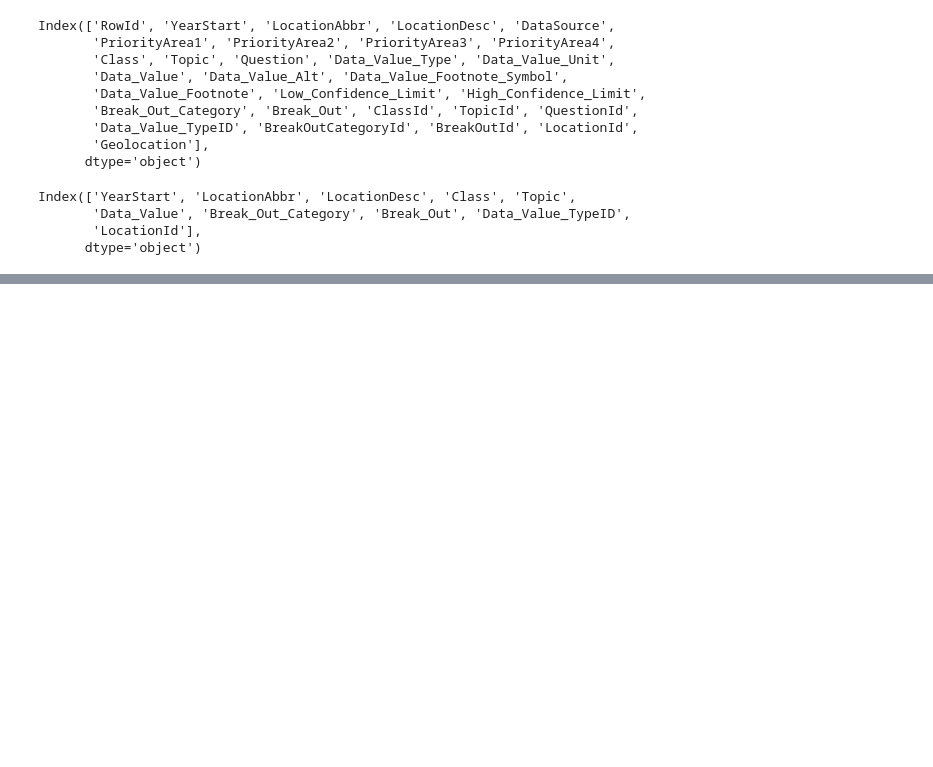
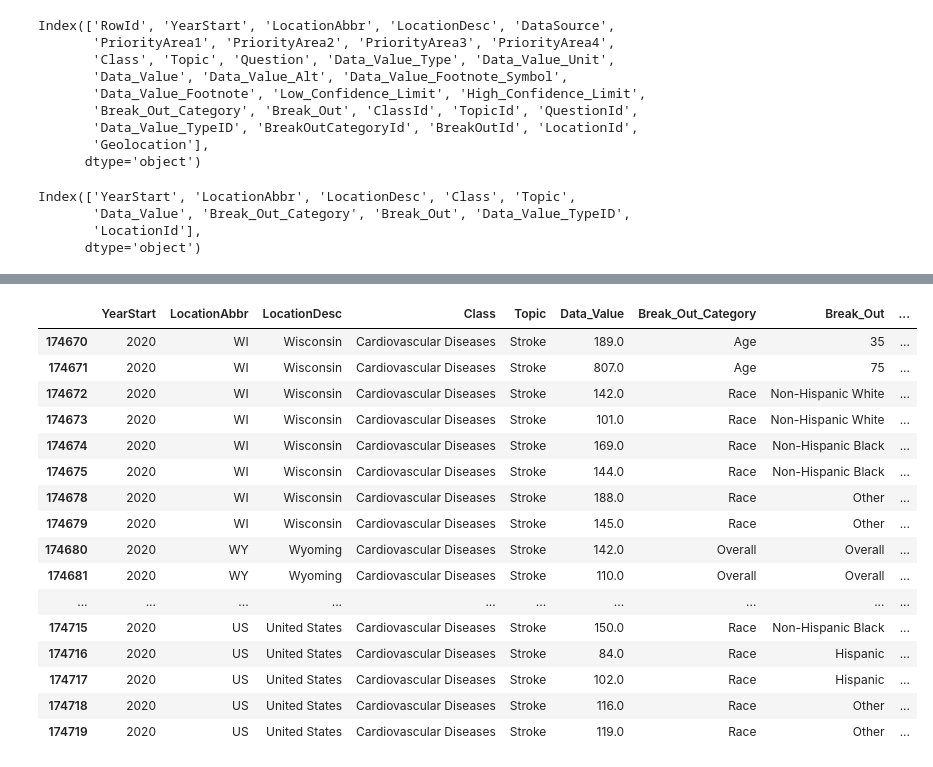
Before and after one commit to GrigoriyIsayev/group_5_challenge_2_cardio, a Jupyter notebook: Cardio_disease Nadia.ipynb, the cells around one changed output, grey strips where cells are left out. Saved outputs shown, nothing was run; the diff lists cells and outputs as text; code cells hidden in the pictures; blank space fills up the shorter version.

```diff
--- a/Cardio_disease Nadia.ipynb
+++ b/Cardio_disease Nadia.ipynb
@@ -234,12 +228,12 @@ plt.show()
 # %%
 # Convert YearStart to a categorical type for proper grouping
-df['YearStart'] = df['YearStart'].astype('category')
+#df['YearStart'] = df['YearStart'].astype('category')
 
 # Box plot
-plt.figure(figsize=(12, 8))
-sns.boxplot(x='YearStart', y='Data_Value', data=df)
-plt.xlabel('YearStart')
-plt.ylabel('Data Value')
-plt.title('Cardiovascular Disease')
-plt.xticks(rotation=45)  # Rotate x-axis labels for better readability
-plt.show()
+#plt.figure(figsize=(12, 8))
+#sns.boxplot(x='YearStart', y='Data_Value', data=df)
+#plt.xlabel('YearStart')
+#plt.ylabel('Data Value')
+#plt.title('Cardiovascular Disease')
+#plt.xticks(rotation=45)  # Rotate x-axis labels for better readability
+#plt.show()
@@ -311,0 +300,20 @@ memory usage: 3.8+ MB
+# %%
+df.tail(40)
+# %% [output]
+|  | YearStart | LocationAbbr | LocationDesc | Class | Topic | Data_Value | Break_Out_Category | Break_Out | ... |
+| 174670 | 2020 | WI | Wisconsin | Cardiovascular Diseases | Stroke | 189.0 | Age | 35 | ... |
+| 174671 | 2020 | WI | Wisconsin | Cardiovascular Diseases | Stroke | 807.0 | Age | 75 | ... |
+| 174672 | 2020 | WI | Wisconsin | Cardiovascular Diseases | Stroke | 142.0 | Race | Non-Hispanic White | ... |
+| 174673 | 2020 | WI | Wisconsin | Cardiovascular Diseases | Stroke | 101.0 | Race | Non-Hispanic White | ... |
+| 174674 | 2020 | WI | Wisconsin | Cardiovascular Diseases | Stroke | 169.0 | Race | Non-Hispanic Black | ... |
+| 174675 | 2020 | WI | Wisconsin | Cardiovascular Diseases | Stroke | 144.0 | Race | Non-Hispanic Black | ... |
+| 174678 | 2020 | WI | Wisconsin | Cardiovascular Diseases | Stroke | 188.0 | Race | Other | ... |
+| 174679 | 2020 | WI | Wisconsin | Cardiovascular Diseases | Stroke | 145.0 | Race | Other | ... |
+| 174680 | 2020 | WY | Wyoming | Cardiovascular Diseases | Stroke | 142.0 | Overall | Overall | ... |
+| 174681 | 2020 | WY | Wyoming | Cardiovascular Diseases | Stroke | 110.0 | Overall | Overall | ... |
+| ... | ... | ... | ... | ... | ... | ... | ... | ... | ... |
+| 174715 | 2020 | US | United States | Cardiovascular Diseases | Stroke | 150.0 | Race | Non-Hispanic Black | ... |
+| 174716 | 2020 | US | United States | Cardiovascular Diseases | Stroke | 84.0 | Race | Hispanic | ... |
+| 174717 | 2020 | US | United States | Cardiovascular Diseases | Stroke | 102.0 | Race | Hispanic | ... |
+| 174718 | 2020 | US | United States | Cardiovascular Diseases | Stroke | 116.0 | Race | Other | ... |
+| 174719 | 2020 | US | United States | Cardiovascular Diseases | Stroke | 119.0 | Race | Other | ... |
```
Also changed, not shown: parts of 25 cells of this notebook, 5 other files.
